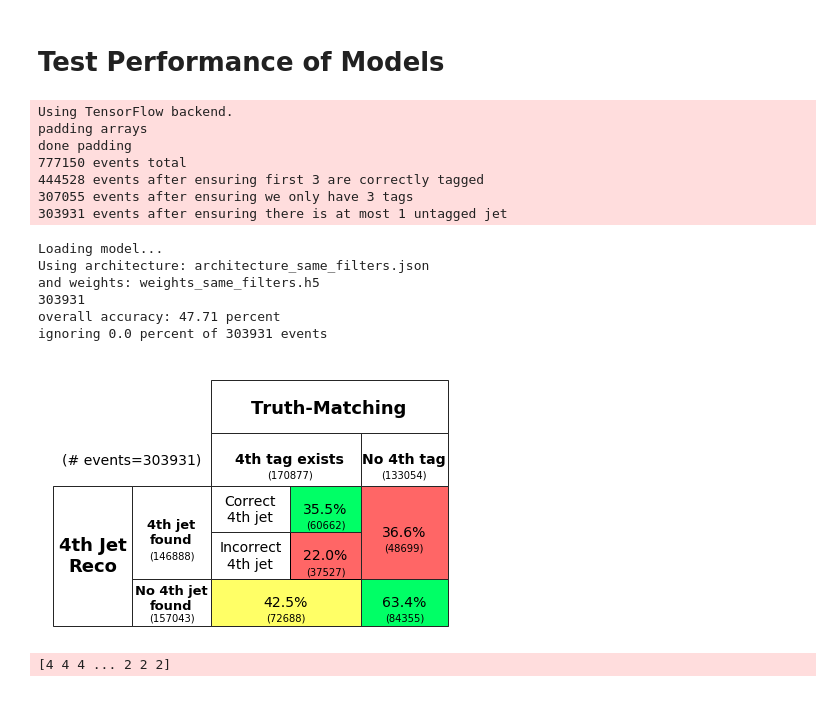
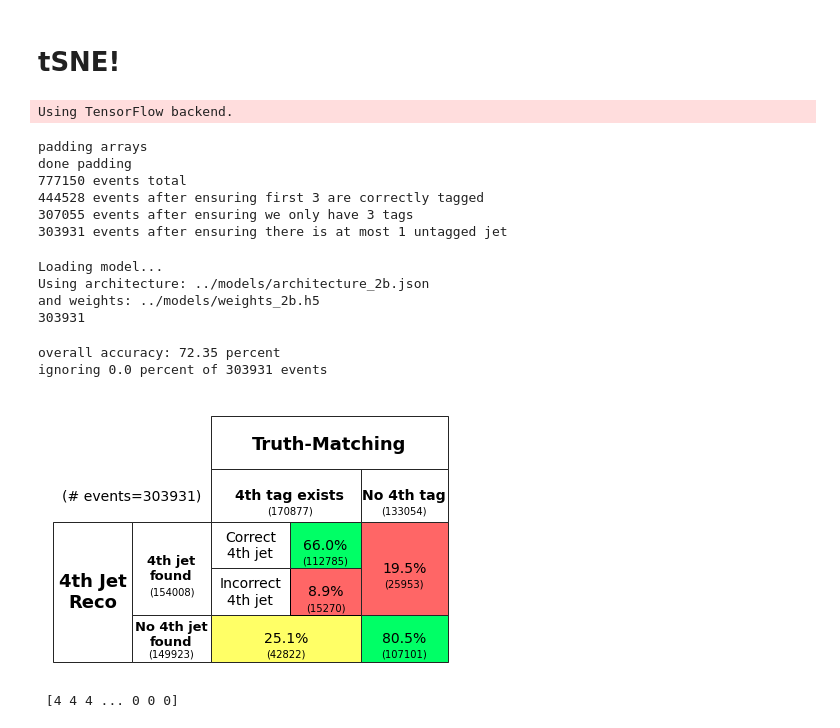
Before and after one commit to callum-mccracken/bbb, a Jupyter notebook: tSNE/t_SNE.ipynb, the cells around one changed output. Cells and saved outputs as stored; diff of their text form; code cells hidden in the pictures.

```diff
--- a/tSNE/t_SNE.ipynb
+++ b/tSNE/t_SNE.ipynb
@@ -1,15 +1,17 @@
-# %% [markdown]
-
-# Test Performance of Models
+# %% [markdown]
+
+# tSNE!
 # %%
 import os
 #os.environ["CUDA_DEVICE_ORDER"]="PCI_BUS_ID"   # see issue #152
 #os.environ["CUDA_VISIBLE_DEVICES"]="6"
+import sys
+sys.path.append(os.path.realpath(".."))
 import tools
 import EnergyFlow.ef_tools as ef_tools
 import numpy as np
 
-with open("filepath.txt", 'r') as f:
+with open("../filepath.txt", 'r') as f:
     filename = f.read().strip("\n")
 
 # load data
@@ -22,42 +24,42 @@ else:
     np.save("y.npy", y, allow_pickle=True)
 # %% [output]
 Using TensorFlow backend.
-padding arrays
-done padding
-777150 events total
-444528 events after ensuring first 3 are correctly tagged
-307055 events after ensuring we only have 3 tags
-303931 events after ensuring there is at most 1 untagged jet
+padding arrays
+done padding
+777150 events total
+444528 events after ensuring first 3 are correctly tagged
+307055 events after ensuring we only have 3 tags
+303931 events after ensuring there is at most 1 untagged jet
 # %%
 import importlib
 import ptetaphi_nn
 import awkward
 import uproot_methods as urm
 
 importlib.reload(ptetaphi_nn)
 
 events = awkward.Table()
 # add data to table
 events['resolved_lv'] = urm.TLorentzVectorArray.from_ptetaphie(X[:,:,0], X[:,:,1], X[:,:,2],X[:,:,3])
 truths = y[:,:-1].copy().astype(int)
 truths[:,:3] = 1
 events['truth'] = truths  # no no-jet jet
 tags = X[:,:,4]
 events['tag'] = tags
 
-nn = ptetaphi_nn.PtEtaPhiNN(events, load=("architecture_same_filters.json", "weights_same_filters.h5"), njets=X.shape[1], print_csv=False)
+nn = ptetaphi_nn.PtEtaPhiNN(events, load=("../models/architecture_2b.json", "../models/weights_2b.h5"), njets=X.shape[1], print_csv=False)
 
 print(len(events))
 
 selections = nn.evaluate(events, print_csv=False)
 # %% [output]
 Loading model...
-Using architecture: architecture_same_filters.json
-and weights: weights_same_filters.h5
+Using architecture: ../models/architecture_2b.json
+and weights: ../models/weights_2b.h5
 303931
-overall accuracy: 47.71 percent
-ignoring 0.0 percent of 303931 events
+overall accuracy: 72.35 percent
+ignoring 0.0 percent of 303931 events
-[figure, old version]
+[figure, new version]
 # %%
 from tqdm import tqdm
 # get the category of each event:
@@ -123,5 +125,5 @@ for i in tqdm(range(n_events)):
 
 print("\r", categories)
 # %% [output]
-[4 4 4 ... 2 2 2]
+ [4 4 4 ... 0 0 0]
 # %%
```
Also changed, not shown: parts of 3 cells of this notebook, 4 other files.
